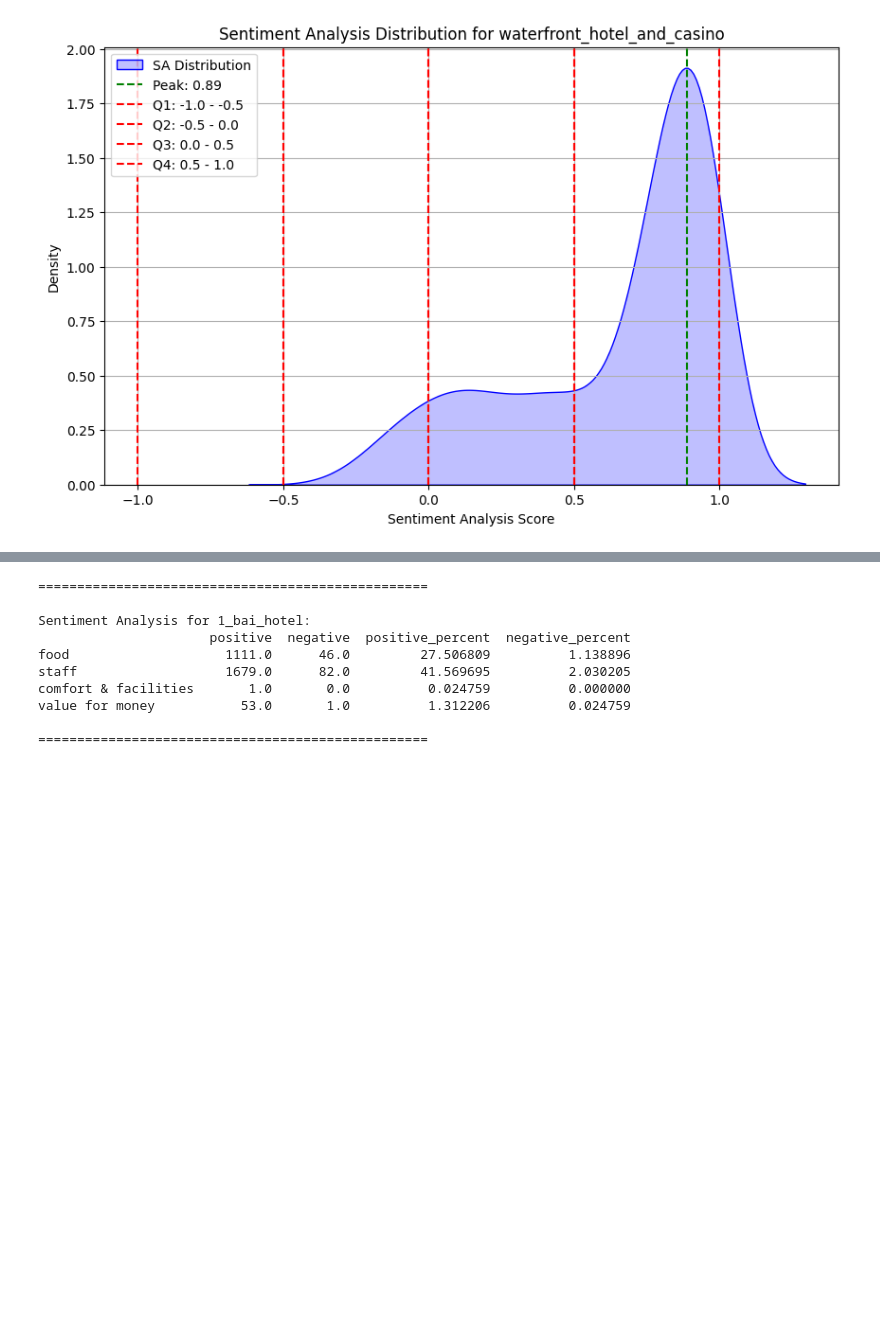
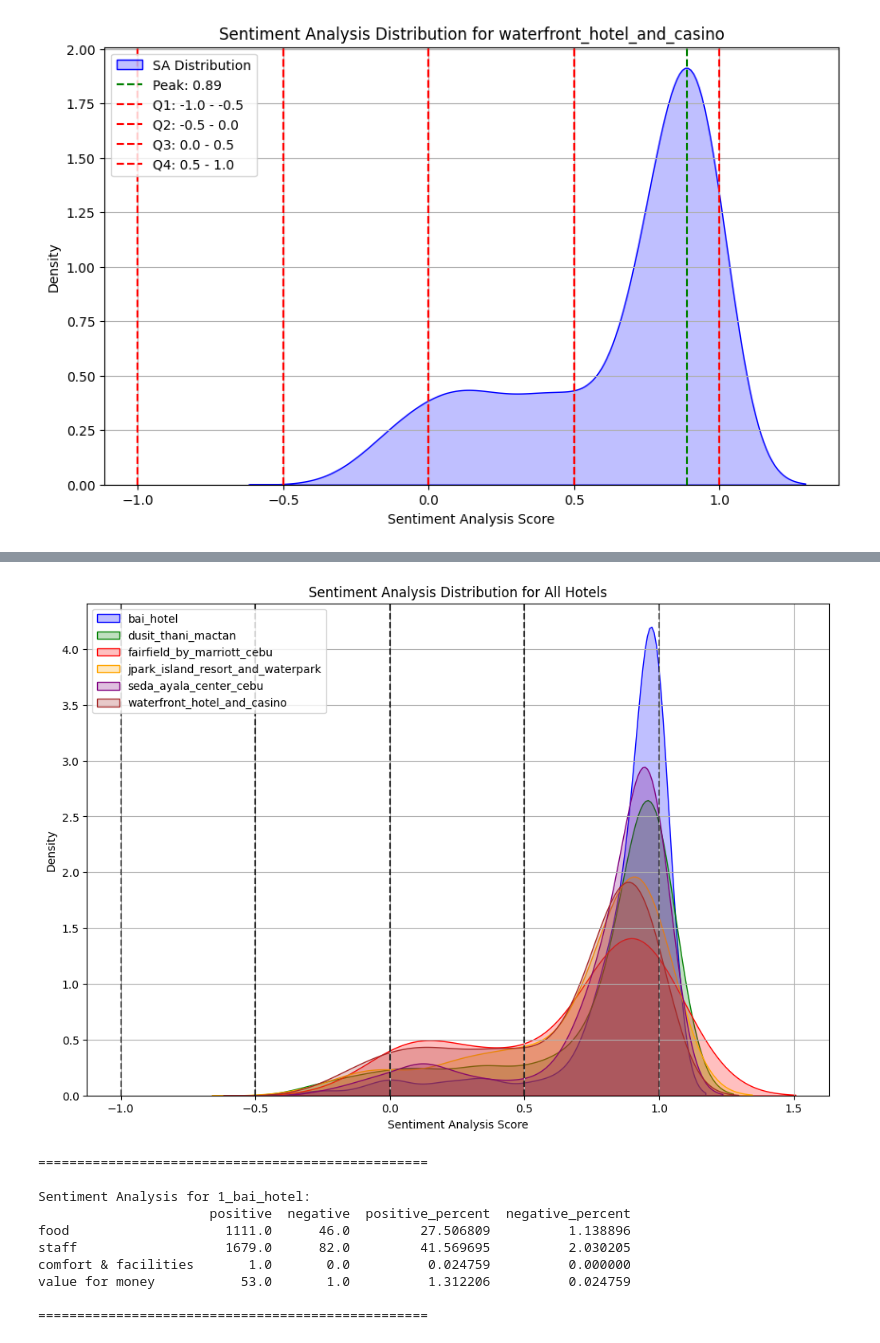
Before and after one commit to sanashii/pointview, a Jupyter notebook: sentiment analysis/statistical_model.ipynb, the cells around one changed output, grey strips where cells are left out. Saved outputs shown, nothing was run; the diff lists cells and outputs as text; code cells hidden in the pictures; blank space fills up the shorter version.

Commit message:
added more info for stats modeling

```diff
--- a/sentiment analysis/statistical_model.ipynb
+++ b/sentiment analysis/statistical_model.ipynb
@@ -161,3 +161,68 @@ This will become an error in seaborn v0.14.0; please update your code.
 
   sns.kdeplot(df['SA'], shade=True, color='blue', label='SA Distribution')
 [figure]
+# %%
+import os
+import pandas as pd
+import ast
+import matplotlib.pyplot as plt
+import seaborn as sns
+from scipy.stats import gaussian_kde, kstest
+
+# Function to compute the unified sentiment score from predicted probabilities
+def calculate_sentiment_score(predicted_scores):
+    # Parse the predicted_scores string into a list of floats
+    scores = ast.literal_eval(predicted_scores)
+    # Apply the weighted averaging formula: -1 * P(Negative) + 0 * P(Neutral) + 1 * P(Positive)
+    sentiment_score = -1 * scores[0] + 0 * scores[1] + 1 * scores[2]
+    return sentiment_score
+
+# Function to plot KDEs for all hotels on one plot
+def plot_sa_distribution_all_hotels(hotel_dataframes):
+    plt.figure(figsize=(12, 8))
+    colors = ['blue', 'green', 'red', 'orange', 'purple', 'brown']
+    for (hotel_name, df), color in zip(hotel_dataframes.items(), colors):
+        sns.kdeplot(df['SA'], shade=True, label=hotel_name, color=color)
+    plt.title('Sentiment Analysis Distribution for All Hotels')
+    plt.xlabel('Sentiment Analysis Score')
+    plt.ylabel('Density')
+
+    # Add quartile lines
+    quartile_ranges = {'Q1': (-1.0, -0.5), 'Q2': (-0.5, 0.0), 'Q3': (0.0, 0.5), 'Q4': (0.5, 1.0)}
+    for (label, (start, end)) in quartile_ranges.items():
+        plt.axvline(x=start, linestyle='--', color='black', alpha=0.5)
+        plt.axvline(x=end, linestyle='--', color='black', alpha=0.5)
+        # Optionally, you can add text labels for quartiles
+        # plt.text(start + 0.05, plt.ylim()[1]*0.9, label, rotation=90)
+
+    plt.legend()
+    plt.grid(True)
+    plt.show()
+
+# Dictionary of hotel names and their corresponding CSV file paths
+hotels = {
+    "bai_hotel": r'C:\Users\andyb\Desktop\Coding Files\pointview\sentiment analysis\predictions_by_hotel\bai_hotel_predictions.csv',
+    "dusit_thani_mactan": r'C:\Users\andyb\Desktop\Coding Files\pointview\sentiment analysis\predictions_by_hotel\dusit_thani_mactan_predictions.csv',
+    "fairfield_by_marriott_cebu": r'C:\Users\andyb\Desktop\Coding Files\pointview\sentiment analysis\predictions_by_hotel\fairfield_by_marriott_cebu_predictions.csv',
+    "jpark_island_resort_and_waterpark": r'C:\Users\andyb\Desktop\Coding Files\pointview\sentiment analysis\predictions_by_hotel\jpark_island_resort_and_waterpark_predictions.csv',
+    "seda_ayala_center_cebu": r'C:\Users\andyb\Desktop\Coding Files\pointview\sentiment analysis\predictions_by_hotel\seda_ayala_center_cebu_predictions.csv',
+    "waterfront_hotel_and_casino": r'C:\Users\andyb\Desktop\Coding Files\pointview\sentiment analysis\predictions_by_hotel\waterfront_hotel_and_casino_predictions.csv'
+}
+
+# Initialize a dictionary to hold dataframes for each hotel
+hotel_dataframes = {}
+
+# Loop through each hotel, load the data, and process it
+for hotel_name, file_path in hotels.items():
+    # Load the dataset for the current hotel
+    reviews_df = pd.read_csv(file_path)
+
+    # Add a new column 'SA' for Sentiment Analysis score to the dataframe
+    reviews_df['SA'] = reviews_df['predicted_scores'].apply(calculate_sentiment_score)
+
+    # Store the dataframe in the dictionary
+    hotel_dataframes[hotel_name] = reviews_df
+
+# Plot KDEs for all hotels on one plot
+plot_sa_distribution_all_hotels(hotel_dataframes)
+# %% [output]
@@ -164,3 +246,4 @@ This will become an error in seaborn v0.14.0; please update your code.
+[figure, added]
 # %%
 # Define the path for bai_hotel sentiment results
 bai_hotel = r"C:\Users\andyb\Desktop\Coding Files\PointView\datasets\sentiment_results\1_bai_hotel\1_bai_hotel_sentiment_analysis.csv"
```
Also changed, not shown: parts of 1 cell of this notebook.
